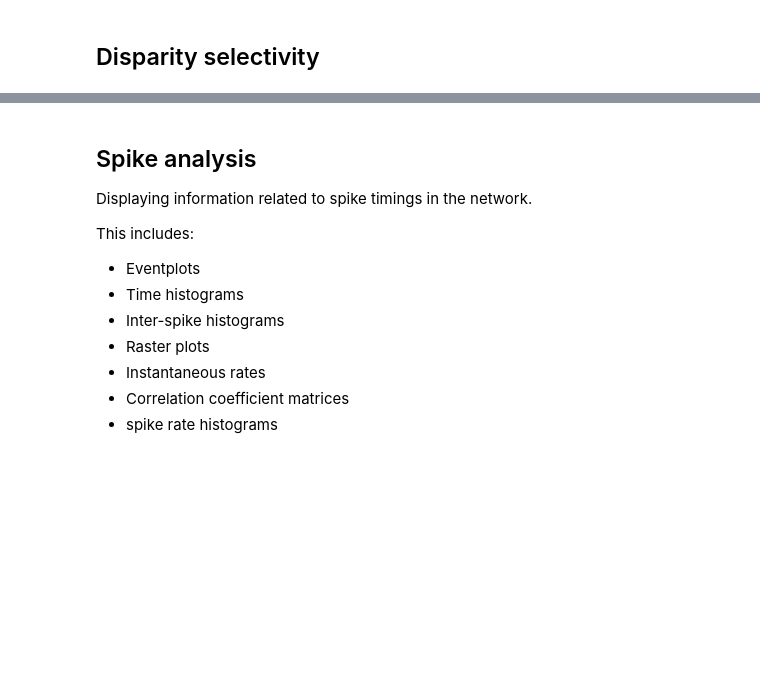
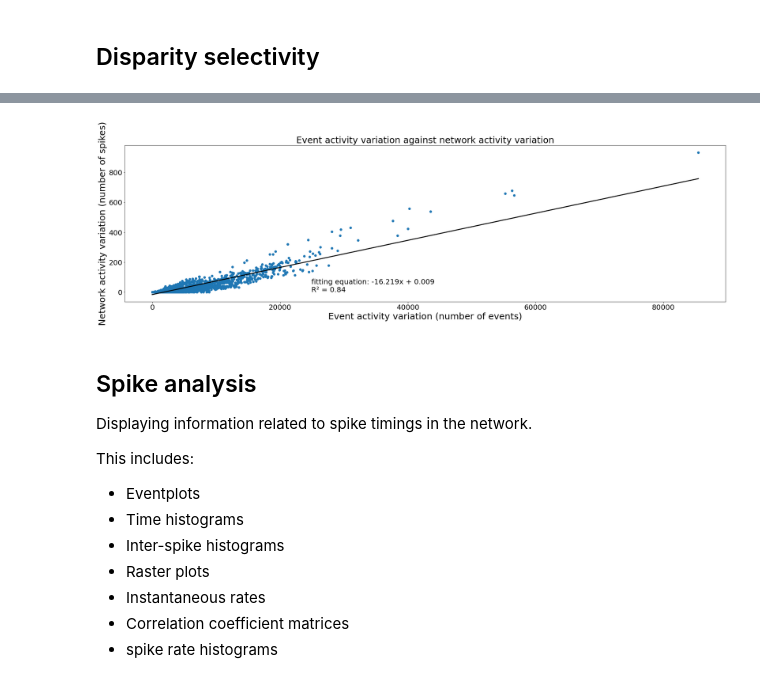
Before and after one commit to comsee-research/Neuvisys-analysis, a Jupyter notebook: Neuvisys.ipynb, the cells around one changed output, grey strips where cells are left out. Saved outputs shown, nothing was run; the diff lists cells and outputs as text; code cells hidden in the pictures; blank space fills up the shorter version.

```diff
--- a/Neuvisys.ipynb
+++ b/Neuvisys.ipynb
@@ -193,3 +218,22 @@ dir_vec, ori_vec = complex_cell_disparities(spinet, spinet.disparities, disparit
+# %%
+from sklearn.metrics import r2_score
+
+plt.figure()
+plt.title("Event activity variation against network activity variation")
+plt.xlabel("Event activity variation (number of events)")
+plt.ylabel("Network activity variation (number of spikes)")
+plt.scatter(event_variation, activity_variation)
+
+xseq = np.linspace(0, event_variation.max(), 1000)
+coeffs = np.polyfit(event_variation, activity_variation, deg=1)
+p = np.poly1d(coeffs)
+r2 = r2_score(activity_variation, p(event_variation))
+plt.plot(xseq, coeffs[1] + coeffs[0] * xseq, color="k", lw=2.5)
+plt.annotate("fitting equation: " + "{:.3f}x + {:.3f}\nR² = {:.2f}".format(coeffs[1], coeffs[0], r2), (600, 100), xycoords="figure points")
+
+plt.show()
+# %% [output]
+[figure, added]
 # %% [markdown]
 ## Spike analysis
 
```
Also changed, not shown: parts of 5 cells of this notebook, 4 other files.
